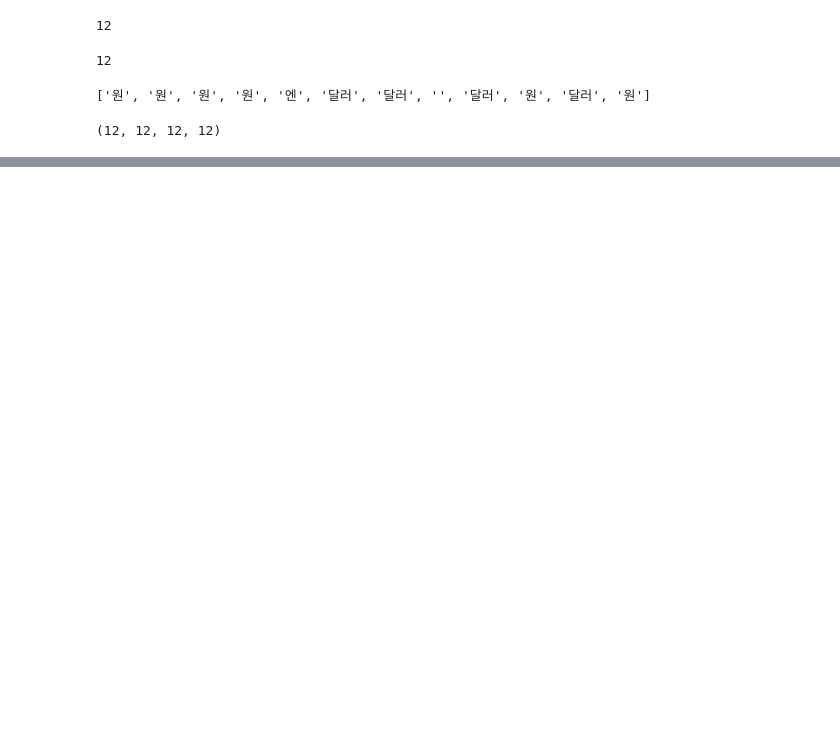
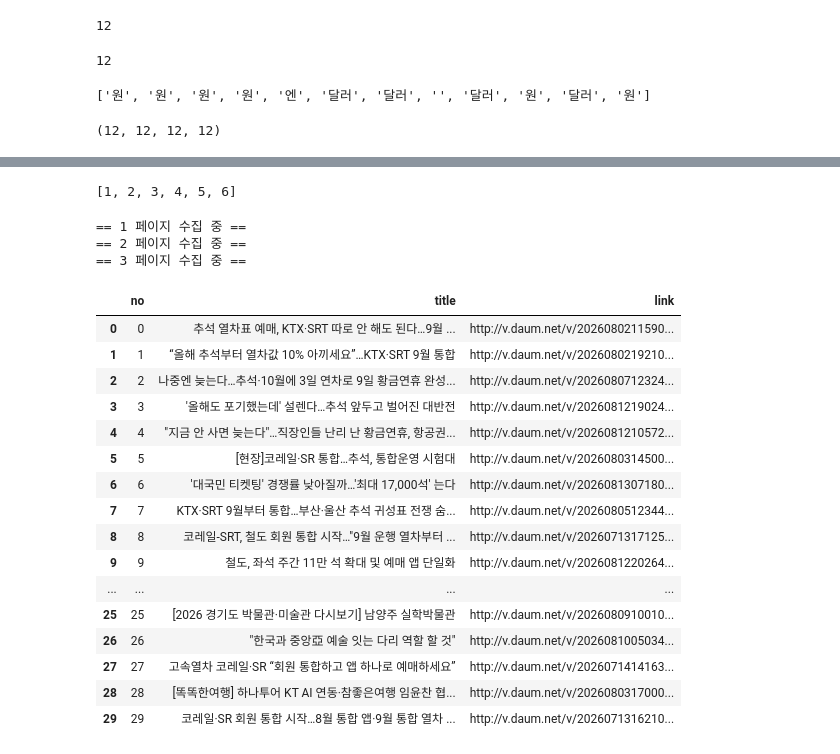
Before and after one commit to OKz4p/ai, a Jupyter notebook: source/01_python/ch14_웹데이터수집1_정적_공공api.ipynb, the cells around one changed output, grey strips where cells are left out. Drawn from its saved outputs; the diff is of its cells as text; code cells hidden in the pictures; blank space fills up the shorter version.

```diff
--- a/source/01_python/ch14_웹데이터수집1_정적_공공api.ipynb
+++ b/source/01_python/ch14_웹데이터수집1_정적_공공api.ipynb
@@ -515,0 +441,10 @@ collect_list("ey컨설팅", 10)
+# %%
+items_find_list = [] # 검색한 결과를 담을 dict 리스트
+items_el = soup.select('div.item-title > strong.tit-g > a')
+for idx, item in enumerate(items_el):
+    # print(idx, item)
+    items_find_list.append({'no':idx,
+                            'title':item.text,
+                            'link':item.attrs.get('href')})
+import pandas as pd
+pd.DataFrame(items_find_list)
@@ -515,0 +481,20 @@ collect_list("ey컨설팅", 10)
+# %%
+# 다음 뉴스 검색 함수(원하는 키워드, 원하는 페이지로)
+import requests
+from bs4 import BeautifulSoup
+import pandas as pd
+import time
+def collect_list(keyword, page):
+    'keyword로 해당 page에 검색한 결과 dict list return'
+    # url = f'https://search.daum.net/search?w=news&q={keyword}&enc=utf8&cluster=y&cluster_page=1&DA=PGD&p={page}'
+    url = 'https://search.daum.net/search?w=news&enc=utf8&cluster=y&cluster_page=1&DA=PGD'
+    params = {'q':keyword, 'p':page}
+    response = requests.get(url, params=params)
+    soup = BeautifulSoup(response.text, 'html.parser')
+    items_find_list = []
+    items_el = soup.select('div.item-title > strong.tit-g > a')
+    for idx, item in enumerate(items_el):
+        items_find_list.append({'no':(page-1)*10 + idx,
+                                'title':item.text,
+                                'link':item.attrs.get('href')})
+    return items_find_list
@@ -515,0 +521,37 @@ collect_list("ey컨설팅", 10)
+# %%
+r = []
+r.extend([1, 2, 3])
+r.extend([4, 5, 6])
+r
+# %% [output]
+[1, 2, 3, 4, 5, 6]
+# %%
+result = [] # 해당 키워드 원하는 페이지 수만큼 검색한 결과를 담을 변수 dict 리스트
+pages = 3
+for page in range(1, pages+1):
+    print(f'== {page} 페이지 수집 중 ==')
+    item_result = collect_list('추석열차', page)
+    result.extend(item_result)
+    time.sleep(3)
+pd.DataFrame(result)
+# %% [output]
+== 1 페이지 수집 중 ==
+== 2 페이지 수집 중 ==
+== 3 페이지 수집 중 ==
+|  | no | title | link |
+| 0 | 0 | 추석 열차표 예매, KTX·SRT 따로 안 해도 된다…9월 ... | http://v.daum.net/v/2026080211590... |
+| 1 | 1 | “올해 추석부터 열차값 10% 아끼세요”…KTX·SRT 9월 통합 | http://v.daum.net/v/2026080219210... |
+| 2 | 2 | 나중엔 늦는다…추석·10월에 3일 연차로 9일 황금연휴 완성... | http://v.daum.net/v/2026080712324... |
+| 3 | 3 | '올해도 포기했는데' 설렌다…추석 앞두고 벌어진 대반전 | http://v.daum.net/v/2026081219024... |
+| 4 | 4 | "지금 안 사면 늦는다"…직장인들 난리 난 황금연휴, 항공권... | http://v.daum.net/v/2026081210572... |
+| 5 | 5 | [현장]코레일·SR 통합…추석, 통합운영 시험대 | http://v.daum.net/v/2026080314500... |
+| 6 | 6 | '대국민 티켓팅' 경쟁률 낮아질까…'최대 17,000석' 는다 | http://v.daum.net/v/2026081307180... |
+| 7 | 7 | KTX·SRT 9월부터 통합…부산·울산 추석 귀성표 전쟁 숨... | http://v.daum.net/v/2026080512344... |
+| 8 | 8 | 코레일-SRT, 철도 회원 통합 시작…"9월 운행 열차부터 ... | http://v.daum.net/v/2026071317125... |
+| 9 | 9 | 철도, 좌석 주간 11만 석 확대 및 예매 앱 단일화 | http://v.daum.net/v/2026081220264... |
+| ... | ... | ... | ... |
+| 25 | 25 | [2026 경기도 박물관·미술관 다시보기] 남양주 실학박물관 | http://v.daum.net/v/2026080910010... |
+| 26 | 26 | "한국과 중앙亞 예술 잇는 다리 역할 할 것" | http://v.daum.net/v/2026081005034... |
+| 27 | 27 | 고속열차 코레일·SR “회원 통합하고 앱 하나로 예매하세요” | http://v.daum.net/v/2026071414163... |
+| 28 | 28 | [똑똑한여행] 하나투어 KT AI 연동·참좋은여행 임윤찬 협... | http://v.daum.net/v/2026080317000... |
+| 29 | 29 | 코레일·SR 회원 통합 시작…8월 통합 앱·9월 통합 열차 ... | http://v.daum.net/v/2026071316210... |
```
Also changed, not shown: parts of 105 cells of this notebook, 9 other files.
